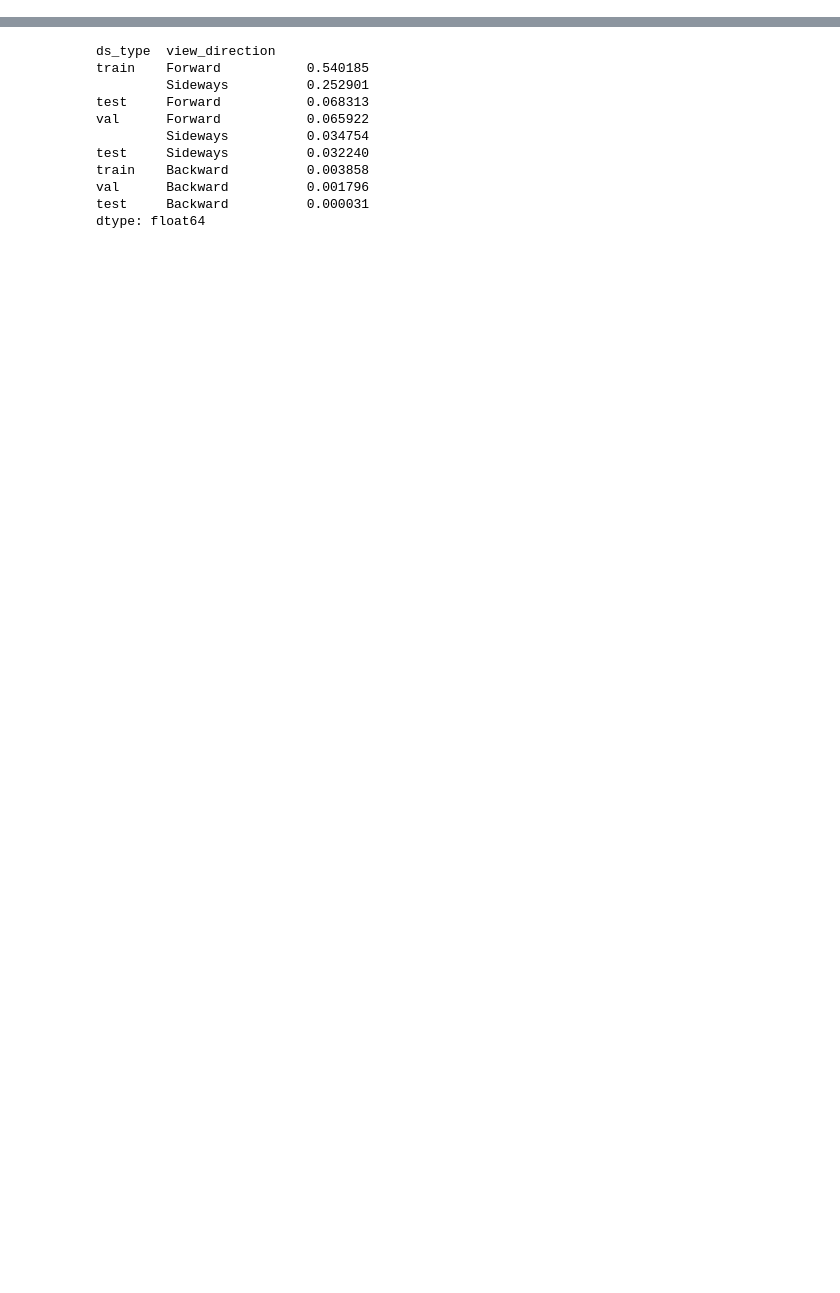
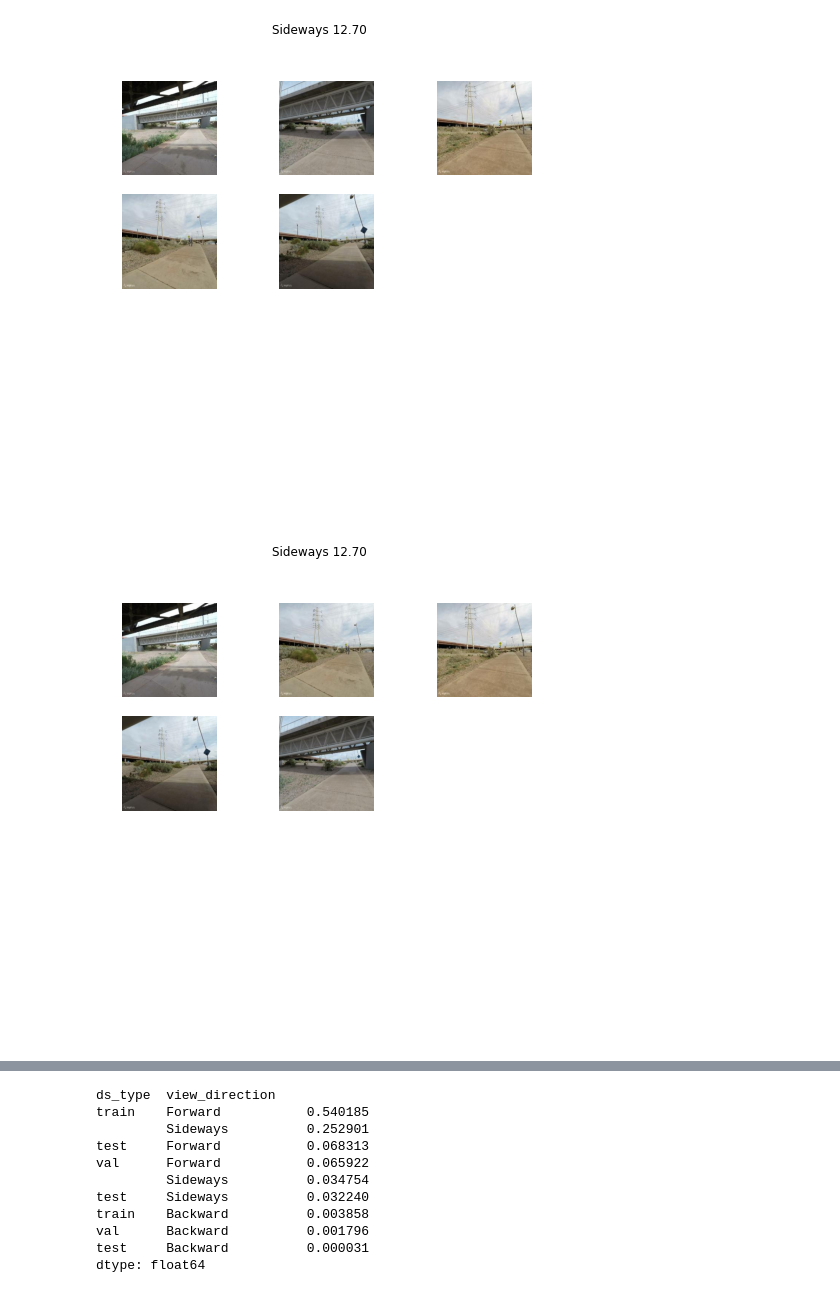
Before and after one commit to MockaWolke/SVI_Model_ToolBox, a Jupyter notebook: view_directions_sequence/training/wtf.ipynb, the cells around one changed output, grey strips where cells are left out. Drawn from its saved outputs; the diff is of its cells as text; code cells hidden in the pictures; blank space fills up the shorter version.

```diff
--- a/view_directions_sequence/training/wtf.ipynb
+++ b/view_directions_sequence/training/wtf.ipynb
@@ -42,0 +44,7 @@ preds = model.predict(ds,verbose=1)
+# %%
+bce = tf.losses.BinaryCrossentropy(reduction=tf.keras.losses.Reduction.NONE)
+labels = tf.one_hot((df.view_direction=="Sideways").apply(int).values,2).numpy()
+df["losses"] = bce(labels,preds)
+# %%
+df.sort_values("losses",ascending = False,inplace = True)
+df.head(2)
@@ -42,0 +76,6 @@ preds = model.predict(ds,verbose=1)
+# %%
+losses = df.reset_index().groupby(["city","seq_key","og_cluster"])["losses"].mean()
+keys =  df.reset_index().groupby(["city","seq_key","og_cluster"])["local_path"].unique()
+vq =  df.reset_index().groupby(["city","seq_key","og_cluster"])["view_direction"].min()
+losses = losses.sort_values(ascending=False).to_frame().rename(columns={"losses":"loss"}).join(keys).join(vq)
+losses
@@ -42,0 +103,18 @@ preds = model.predict(ds,verbose=1)
+# %%
+high_loss = losses[(2 < losses.loss) ]
+os.makedirs("hl",exist_ok = True)
+
+for n in tqdm.tqdm(range(len(high_loss))):
+
+    row = high_loss.iloc[n]
+    fig, ax = plt.subplots(4,4,figsize=(12,12))
+    keys = row['local_path']
+    for i,a in enumerate(ax.flatten()):
+        try:
+            a.imshow(plt.imread(keys[i]))
+        except: pass
+        a.axis('off')
+    plt.suptitle(f"{row['view_direction']} {row['loss'] :.2f}")
+    path = "hl/" + "!".join([str(u) for u in high_loss.index[n]]) + ".jpg"
+    plt.savefig(path)
+    plt.close()
@@ -42,0 +133,6 @@ preds = model.predict(ds,verbose=1)
+# %%
+for i in range(3):
+    plot_row(losses.iloc[0])
+# %% [output]
+[figure, added]
+[figure, added]
```
Also changed, not shown: parts of 13 cells of this notebook, 1 other file.
